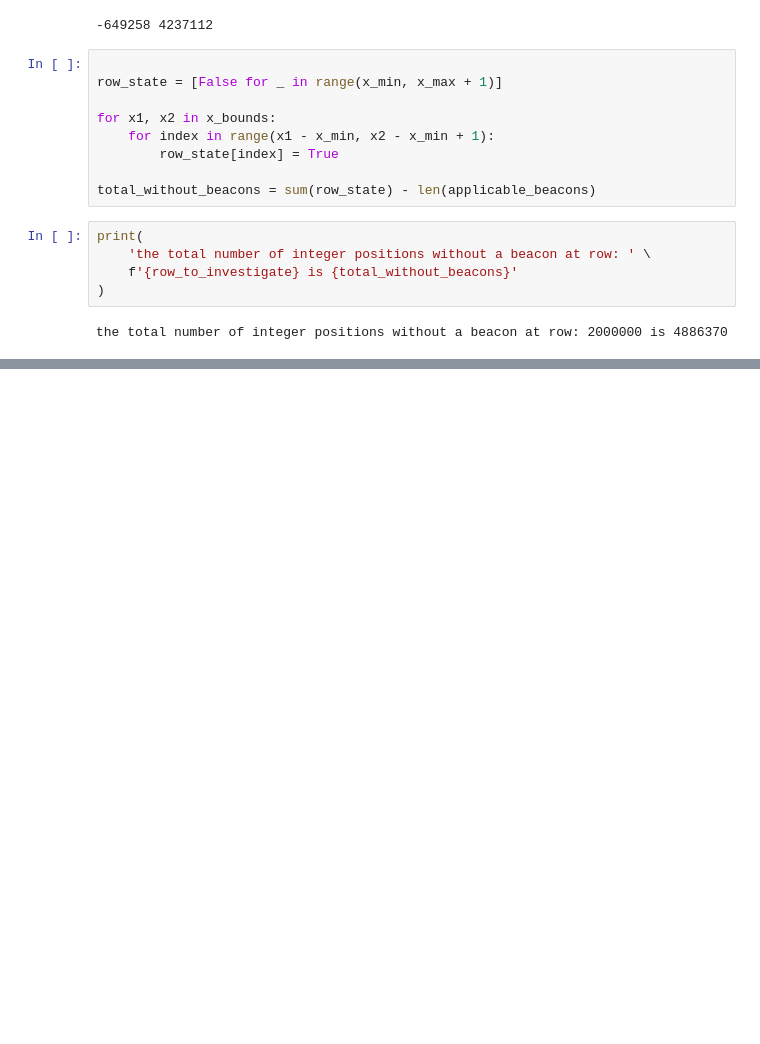
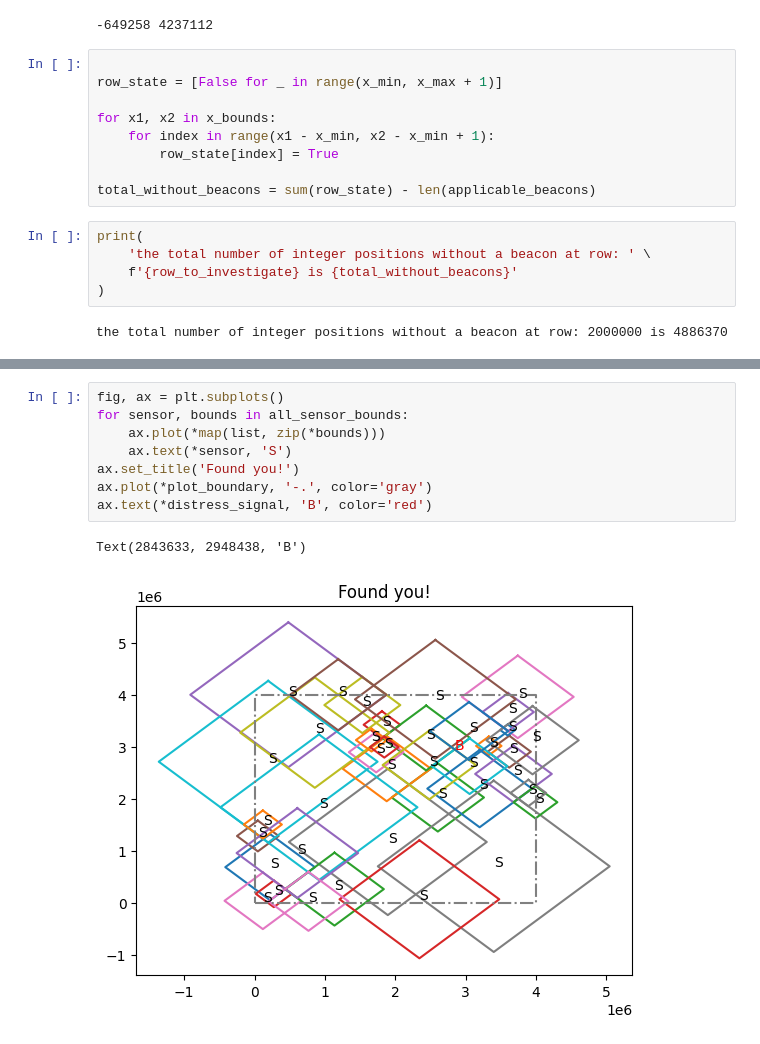
Before and after one commit to nouseforkeys/advent_of_code_22, a Jupyter notebook: day_15.ipynb, the cells around one changed output, grey strips where cells are left out. Saved outputs shown, nothing was run; the diff lists cells and outputs as text; blank space fills up the shorter version.

```diff
--- a/day_15.ipynb
+++ b/day_15.ipynb
@@ -150,0 +291,11 @@ the total number of integer positions without a beacon at row: 2000000 is 488637
+# %%
+fig, ax = plt.subplots()
+for sensor, bounds in all_sensor_bounds:
+    ax.plot(*map(list, zip(*bounds)))
+    ax.text(*sensor, 'S')
+ax.set_title('Found you!')
+ax.plot(*plot_boundary, '-.', color='gray')
+ax.text(*distress_signal, 'B', color='red')
+# %% [output]
+Text(2843633, 2948438, 'B')
+[figure, added]
```
Also changed, not shown: parts of 7 cells of this notebook.
